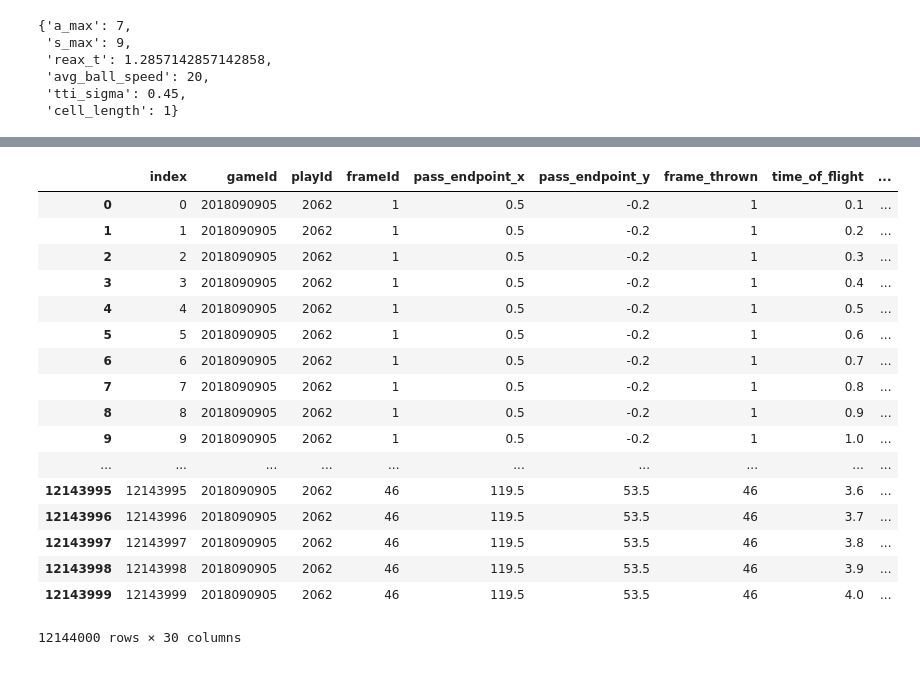
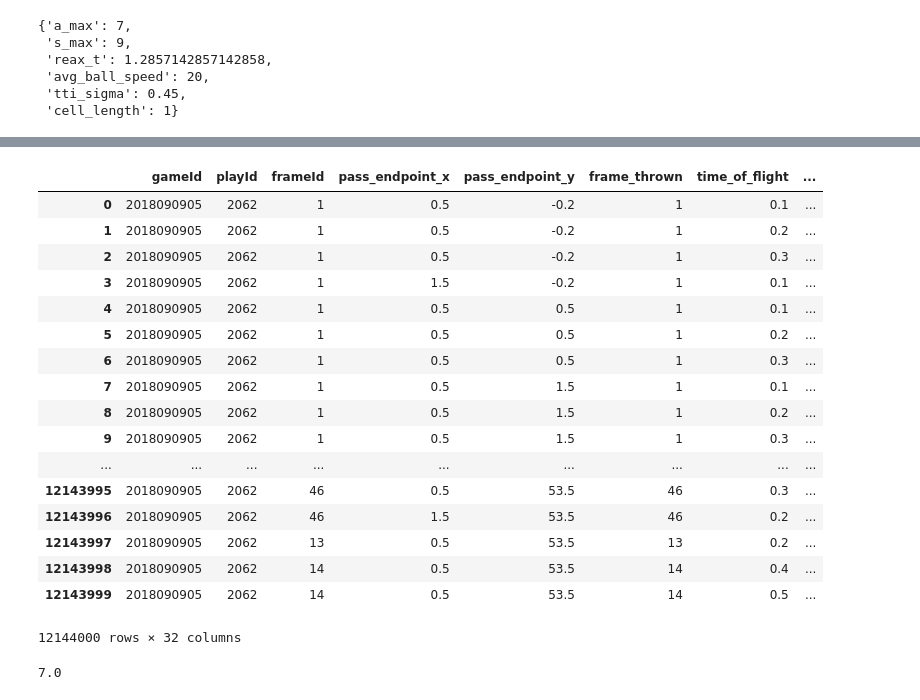
Before and after one commit to uditrana/BigDataBowl, a Jupyter notebook: analysis/xyac_epa_per_pass.ipynb, the cells around one changed output, grey strips where cells are left out. Cells and saved outputs as stored; diff of their text form; code cells hidden in the pictures.

```diff
--- a/analysis/xyac_epa_per_pass.ipynb
+++ b/analysis/xyac_epa_per_pass.ipynb
@@ -217,22 +387,0 @@ Wall time: 5min 9s
-# %%
-
-display(field_dfs.reset_index())
-# %% [output]
-|  | index | gameId | playId | frameId | pass_endpoint_x | pass_endpoint_y | frame_thrown | time_of_flight | ... |
-| 0 | 0 | 2018090905 | 2062 | 1 | 0.5 | -0.2 | 1 | 0.1 | ... |
-| 1 | 1 | 2018090905 | 2062 | 1 | 0.5 | -0.2 | 1 | 0.2 | ... |
-| 2 | 2 | 2018090905 | 2062 | 1 | 0.5 | -0.2 | 1 | 0.3 | ... |
-| 3 | 3 | 2018090905 | 2062 | 1 | 0.5 | -0.2 | 1 | 0.4 | ... |
-| 4 | 4 | 2018090905 | 2062 | 1 | 0.5 | -0.2 | 1 | 0.5 | ... |
-| 5 | 5 | 2018090905 | 2062 | 1 | 0.5 | -0.2 | 1 | 0.6 | ... |
-| 6 | 6 | 2018090905 | 2062 | 1 | 0.5 | -0.2 | 1 | 0.7 | ... |
-| 7 | 7 | 2018090905 | 2062 | 1 | 0.5 | -0.2 | 1 | 0.8 | ... |
-| 8 | 8 | 2018090905 | 2062 | 1 | 0.5 | -0.2 | 1 | 0.9 | ... |
-| 9 | 9 | 2018090905 | 2062 | 1 | 0.5 | -0.2 | 1 | 1.0 | ... |
-| ... | ... | ... | ... | ... | ... | ... | ... | ... | ... |
-| 12143995 | 12143995 | 2018090905 | 2062 | 46 | 119.5 | 53.5 | 46 | 3.6 | ... |
-| 12143996 | 12143996 | 2018090905 | 2062 | 46 | 119.5 | 53.5 | 46 | 3.7 | ... |
-| 12143997 | 12143997 | 2018090905 | 2062 | 46 | 119.5 | 53.5 | 46 | 3.8 | ... |
-| 12143998 | 12143998 | 2018090905 | 2062 | 46 | 119.5 | 53.5 | 46 | 3.9 | ... |
-| 12143999 | 12143999 | 2018090905 | 2062 | 46 | 119.5 | 53.5 | 46 | 4.0 | ... |
-12144000 rows × 30 columns
@@ -242,0 +388,26 @@ print("lol")
+# %%
+added_epa = field_dfs.merge(only_vals)
+added_epa
+# %% [output]
+|  | gameId | playId | frameId | pass_endpoint_x | pass_endpoint_y | frame_thrown | time_of_flight | ... |
+| 0 | 2018090905 | 2062 | 1 | 0.5 | -0.2 | 1 | 0.1 | ... |
+| 1 | 2018090905 | 2062 | 1 | 0.5 | -0.2 | 1 | 0.2 | ... |
+| 2 | 2018090905 | 2062 | 1 | 0.5 | -0.2 | 1 | 0.3 | ... |
+| 3 | 2018090905 | 2062 | 1 | 1.5 | -0.2 | 1 | 0.1 | ... |
+| 4 | 2018090905 | 2062 | 1 | 0.5 | 0.5 | 1 | 0.1 | ... |
+| 5 | 2018090905 | 2062 | 1 | 0.5 | 0.5 | 1 | 0.2 | ... |
+| 6 | 2018090905 | 2062 | 1 | 0.5 | 0.5 | 1 | 0.3 | ... |
+| 7 | 2018090905 | 2062 | 1 | 0.5 | 1.5 | 1 | 0.1 | ... |
+| 8 | 2018090905 | 2062 | 1 | 0.5 | 1.5 | 1 | 0.2 | ... |
+| 9 | 2018090905 | 2062 | 1 | 0.5 | 1.5 | 1 | 0.3 | ... |
+| ... | ... | ... | ... | ... | ... | ... | ... | ... |
+| 12143995 | 2018090905 | 2062 | 46 | 0.5 | 53.5 | 46 | 0.3 | ... |
+| 12143996 | 2018090905 | 2062 | 46 | 1.5 | 53.5 | 46 | 0.2 | ... |
+| 12143997 | 2018090905 | 2062 | 13 | 0.5 | 53.5 | 13 | 0.2 | ... |
+| 12143998 | 2018090905 | 2062 | 14 | 0.5 | 53.5 | 14 | 0.4 | ... |
+| 12143999 | 2018090905 | 2062 | 14 | 0.5 | 53.5 | 14 | 0.5 | ... |
+12144000 rows × 32 columns
+# %%
+print(max(added_epa['xep']))
+# %% [output]
+7.0
```
Also changed, not shown: parts of 9 cells of this notebook, 17 other files.
